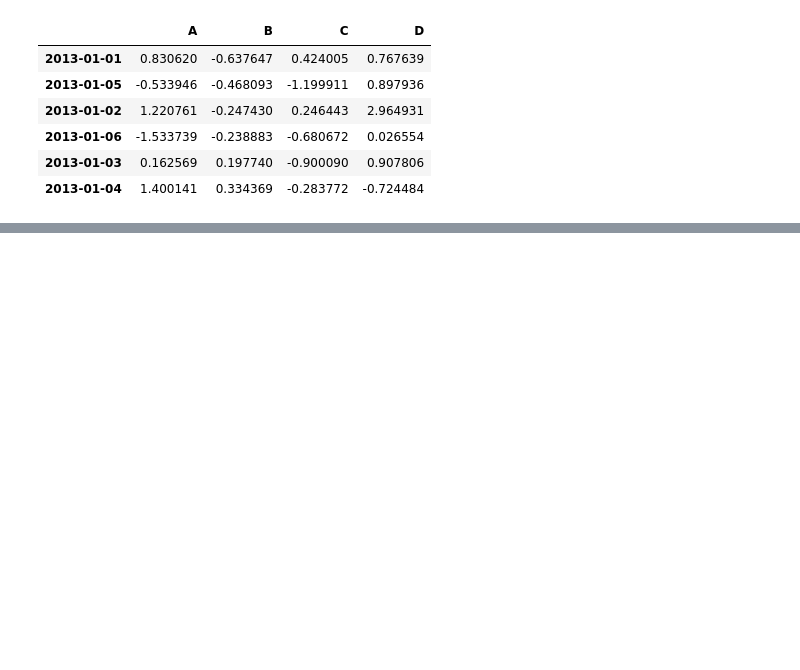
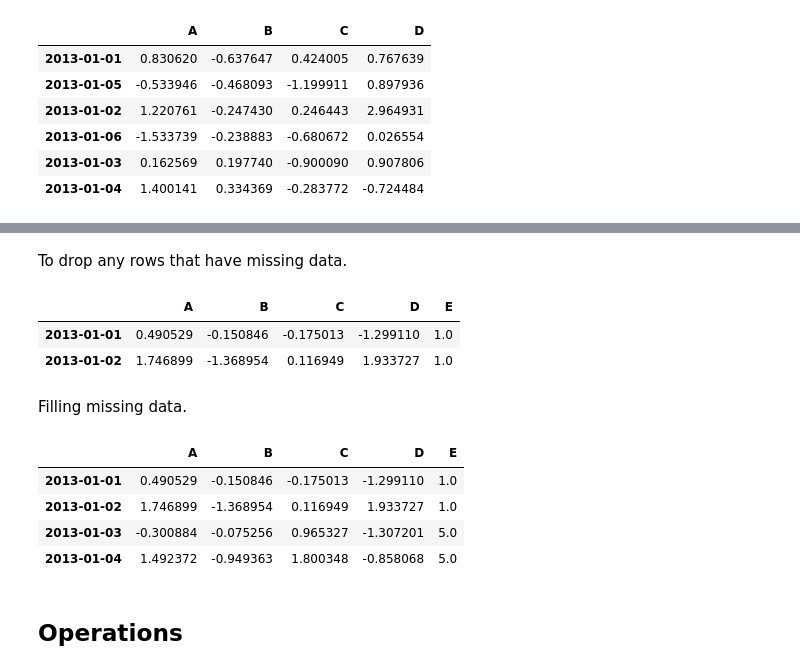
Before and after one commit to databricks/koalas, a Jupyter notebook: doc/10-minutes-to-Koalas.ipynb, the cells around one changed output, grey strips where cells are left out. Saved outputs shown, nothing was run; the diff lists cells and outputs as text; code cells hidden in the pictures; blank space fills up the shorter version.

```diff
--- a/doc/10-minutes-to-Koalas.ipynb
+++ b/doc/10-minutes-to-Koalas.ipynb
@@ -233,0 +221,20 @@ kdf.sort_values(by='B')
+# %% [markdown]
+To drop any rows that have missing data.
+# %%
+kdf1.dropna(how='any')
+# %% [output]
+|  | A | B | C | D | E |
+| 2013-01-01 | 0.490529 | -0.150846 | -0.175013 | -1.299110 | 1.0 |
+| 2013-01-02 | 1.746899 | -1.368954 | 0.116949 | 1.933727 | 1.0 |
+# %% [markdown]
+Filling missing data.
+# %%
+kdf1.fillna(value=5)
+# %% [output]
+|  | A | B | C | D | E |
+| 2013-01-01 | 0.490529 | -0.150846 | -0.175013 | -1.299110 | 1.0 |
+| 2013-01-02 | 1.746899 | -1.368954 | 0.116949 | 1.933727 | 1.0 |
+| 2013-01-03 | -0.300884 | -0.075256 | 0.965327 | -1.307201 | 5.0 |
+| 2013-01-04 | 1.492372 | -0.949363 | 1.800348 | -0.858068 | 5.0 |
+# %% [markdown]
+## Operations
```
Also changed, not shown: parts of 31 cells of this notebook.
